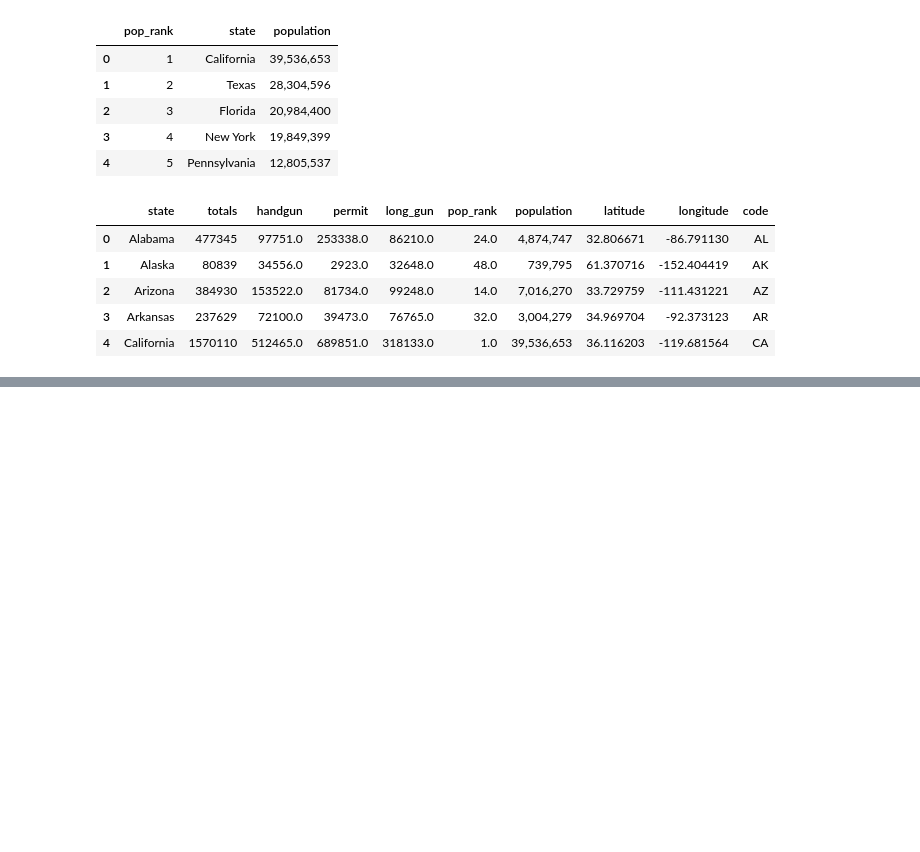
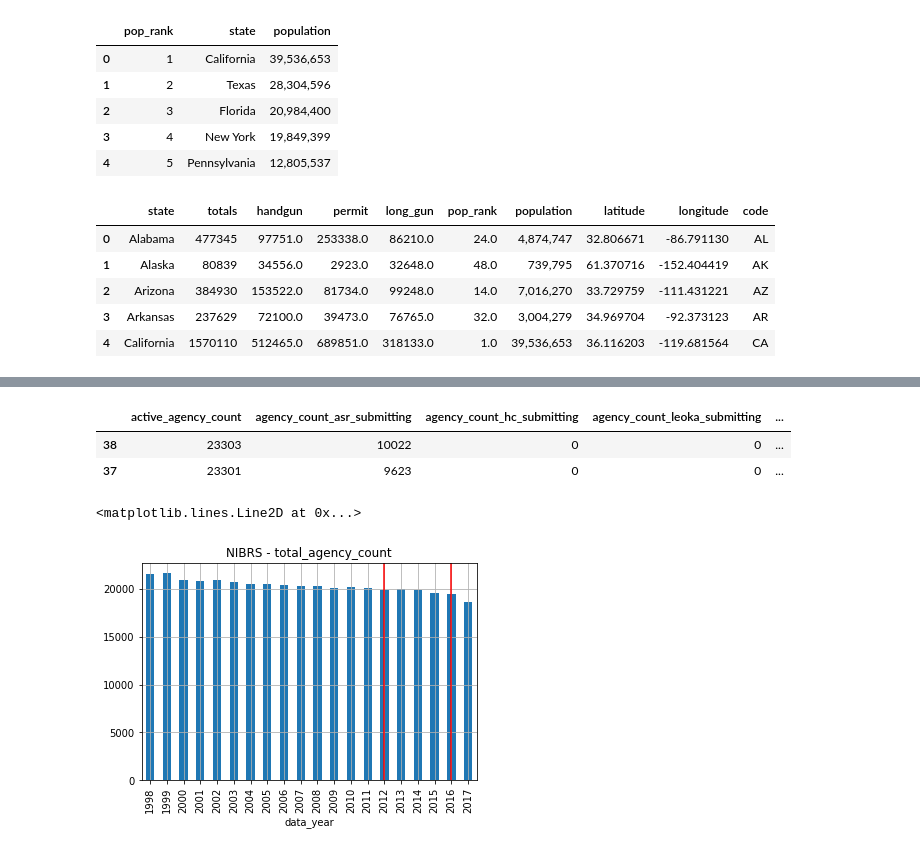
Before and after one commit to vabigdatamover/dream-team, a Jupyter notebook: GraphingFirearms_Final.ipynb, the cells around one changed output, grey strips where cells are left out. Drawn from its saved outputs; the diff is of its cells as text; code cells hidden in the pictures; blank space fills up the shorter version.

```diff
--- a/GraphingFirearms_Final.ipynb
+++ b/GraphingFirearms_Final.ipynb
@@ -309,11 +323,14 @@ plt.show()
 # %%
 ## get key from os
-api_key = os.environ.get('crime_data_api_key')
+#api_key = os.environ.get('weather_api_key')
+api_key = os.environ.get('gov_data_api_key')
 #print(api_key)
 
-# URL for National Incident Based Reporting System (NIBRS) - Violent Crimes API call
-url = 'https://api.usa.gov/crime/fbi/sapi/api/data/nibrs/violent-crime/offense/national/count?'
 
-query_url = url + 'api_key=' + api_key
-#print(query_url)
+
+#url = 'https://api.usa.gov/crime/fbi/sapi/api/participation/national?'
+url = 'https://api.usa.gov/crime/fbi/sapi/api/participation/national?'
+#url = 'https://api.usa.gov/crime/fbi/sapi/api/estimates/national/2015/2019?'
+query_url = url + 'api_key=' + 'iiHnOKfno2Mgkt5AynpvPpUQTEyxE77jo1RU8PIv'
+print(query_url)
 # %% [output]
@@ -335,21 +387,28 @@ df = df.sort_values('data_year')
 
 #df.to_csv('offense_api_data.csv', header=True, index=True, index_label= 'Index')
 df.head(2)
+# %% [output]
+|  | active_agency_count | agency_count_asr_submitting | agency_count_hc_submitting | agency_count_leoka_submitting | ... |
+| 38 | 23303 | 10022 | 0 | 0 | ... |
+| 37 | 23301 | 9623 | 0 | 0 | ... |
 # %%
 # Normalize NIBRS Violent Crime data to same years as Background Checks
-df_mo = df[(df['data_year'] >= 1998 ) & (df['data_year'] <= 2019)].groupby(['data_year'])['offense_count'].sum()
+df_mo = df[(df['data_year'] >= 1998 ) & (df['data_year'] <= 2019)].groupby(['data_year'])['total_agency_count'].sum()
 #df_mo.head()
 # %%
 # Plot the National Incident Based Reporting System (NIBRS) - Violent Crimes Data
-ax1 = df_mo.plot.bar(x='data_year', y='offense_count')
+ax1 = df_mo.plot.bar(x='data_year', y='total_agency_count')
 
 # Adding grid, title, and labels
 plt.grid(True)
-plt.title('NIBRS - Violent Crimes')
+plt.title('NIBRS - total_agency_count')
 #plt.xlabel('x label text')
 #plt.ylabel('y label text')
 
 plt.axvline(x=14, ymin=0, ymax=1, color="r")
 plt.axvline(x=18, ymin=0, ymax=1, color="r")
 
-plt.savefig('output/NIBRS_Violent_Crimes.png', bbox_inches="tight")
+#plt.savefig('output/NIBRS_Violent_Crimes.png', bbox_inches="tight")
+# %% [output]
+<matplotlib.lines.Line2D at 0x...>
+[figure, added]
```
Also changed, not shown: parts of 5 cells of this notebook, 2 other files.
